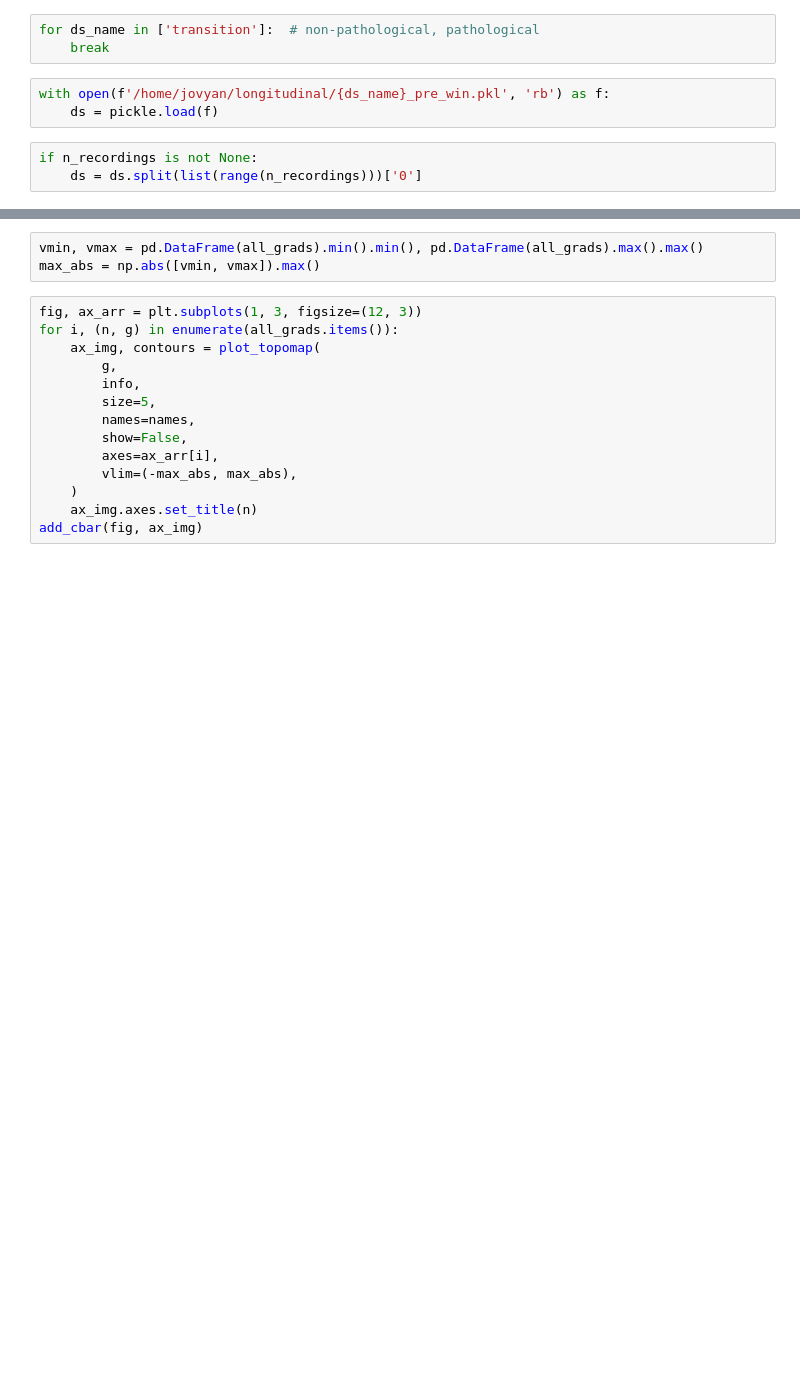
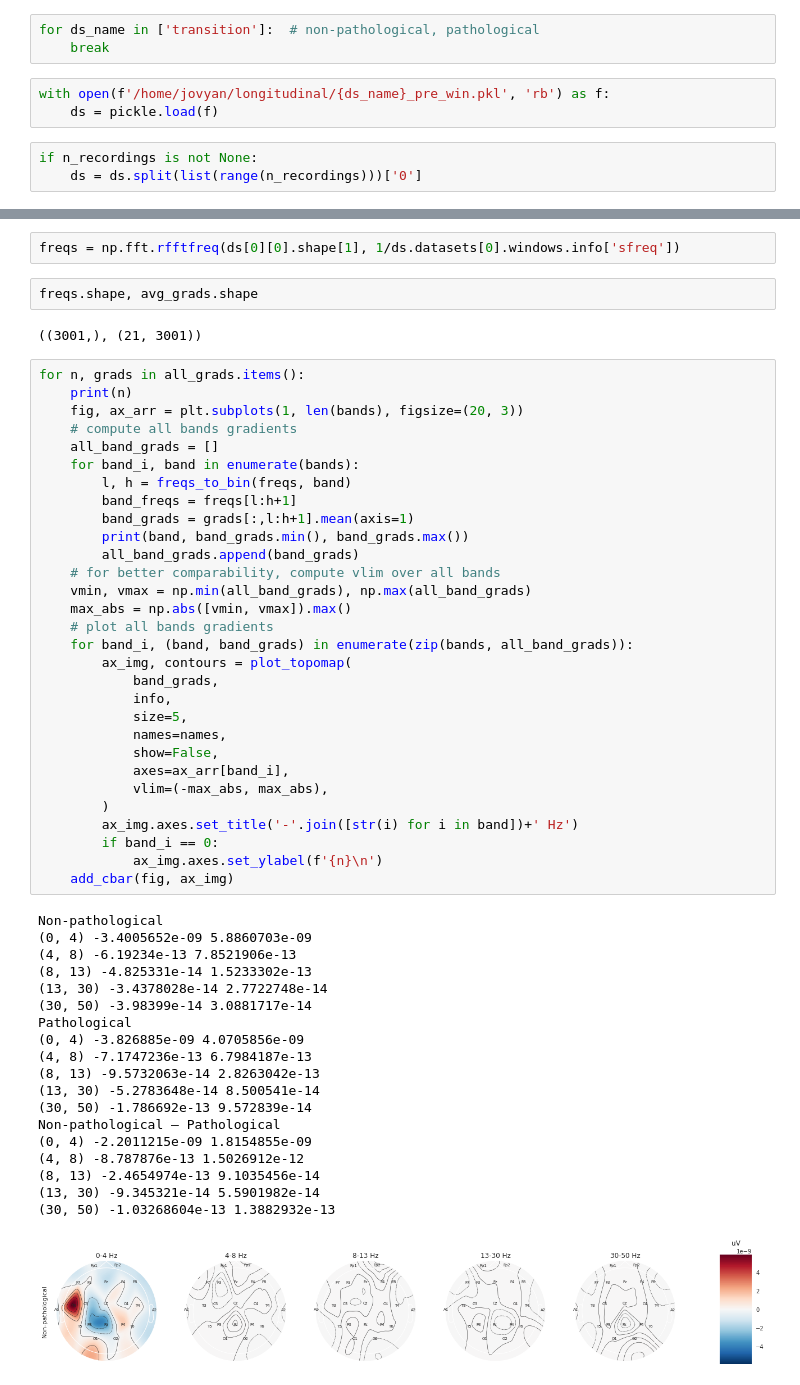
Before and after one commit to gemeinl/eeg-brain-age, a Jupyter notebook: amplitude_gradients.ipynb, the cells around one changed output, grey strips where cells are left out. Drawn from its saved outputs; the diff is of its cells as text; blank space fills up the shorter version.

```diff
--- a/amplitude_gradients.ipynb
+++ b/amplitude_gradients.ipynb
@@ -61,17 +71,56 @@ all_grads['Non-pathological – Pathological'] = all_grads['Non-pathological'] -
-# %%
-vmin, vmax = pd.DataFrame(all_grads).min().min(), pd.DataFrame(all_grads).max().max()
-max_abs = np.abs([vmin, vmax]).max()
-# %%
-fig, ax_arr = plt.subplots(1, 3, figsize=(12, 3))
-for i, (n, g) in enumerate(all_grads.items()):
-    ax_img, contours = plot_topomap(
-        g,
-        info,
-        size=5,
-        names=names,
-        show=False,
-        axes=ax_arr[i],
-        vlim=(-max_abs, max_abs),
-    )
-    ax_img.axes.set_title(n)
-add_cbar(fig, ax_img)
+# %%
+freqs = np.fft.rfftfreq(ds[0][0].shape[1], 1/ds.datasets[0].windows.info['sfreq'])
+# %%
+freqs.shape, avg_grads.shape
+# %% [output]
+((3001,), (21, 3001))
+# %%
+for n, grads in all_grads.items():
+    print(n)
+    fig, ax_arr = plt.subplots(1, len(bands), figsize=(20, 3))
+    # compute all bands gradients
+    all_band_grads = []
+    for band_i, band in enumerate(bands):
+        l, h = freqs_to_bin(freqs, band)
+        band_freqs = freqs[l:h+1]
+        band_grads = grads[:,l:h+1].mean(axis=1)
+        print(band, band_grads.min(), band_grads.max())
+        all_band_grads.append(band_grads)
+    # for better comparability, compute vlim over all bands
+    vmin, vmax = np.min(all_band_grads), np.max(all_band_grads)
+    max_abs = np.abs([vmin, vmax]).max()
+    # plot all bands gradients
+    for band_i, (band, band_grads) in enumerate(zip(bands, all_band_grads)):
+        ax_img, contours = plot_topomap(
+            band_grads,
+            info,
+            size=5,
+            names=names,
+            show=False,
+            axes=ax_arr[band_i],
+            vlim=(-max_abs, max_abs),
+        )
+        ax_img.axes.set_title('-'.join([str(i) for i in band])+' Hz')
+        if band_i == 0:
+            ax_img.axes.set_ylabel(f'{n}\n')
+    add_cbar(fig, ax_img)
+# %% [output]
+Non-pathological
+(0, 4) -3.4005652e-09 5.8860703e-09
+(4, 8) -6.19234e-13 7.8521906e-13
+(8, 13) -4.825331e-14 1.5233302e-13
+(13, 30) -3.4378028e-14 2.7722748e-14
+(30, 50) -3.98399e-14 3.0881717e-14
+Pathological
+(0, 4) -3.826885e-09 4.0705856e-09
+(4, 8) -7.1747236e-13 6.7984187e-13
+(8, 13) -9.5732063e-14 2.8263042e-13
+(13, 30) -5.2783648e-14 8.500541e-14
+(30, 50) -1.786692e-13 9.572839e-14
+Non-pathological – Pathological
+(0, 4) -2.2011215e-09 1.8154855e-09
+(4, 8) -8.787876e-13 1.5026912e-12
+(8, 13) -2.4654974e-13 9.1035456e-14
+(13, 30) -9.345321e-14 5.5901982e-14
+(30, 50) -1.03268604e-13 1.3882932e-13
+[figure, added]
```
Also changed, not shown: parts of 6 cells of this notebook, 4 other files.
